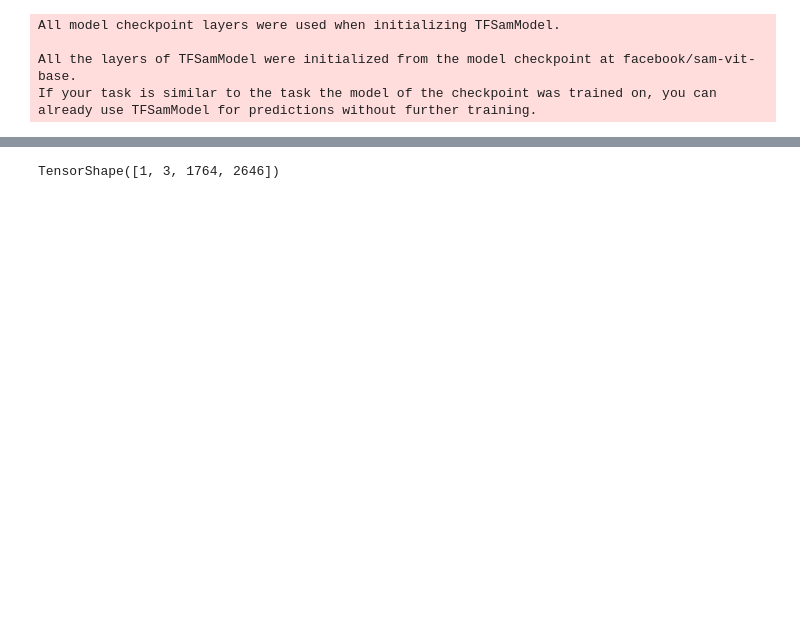
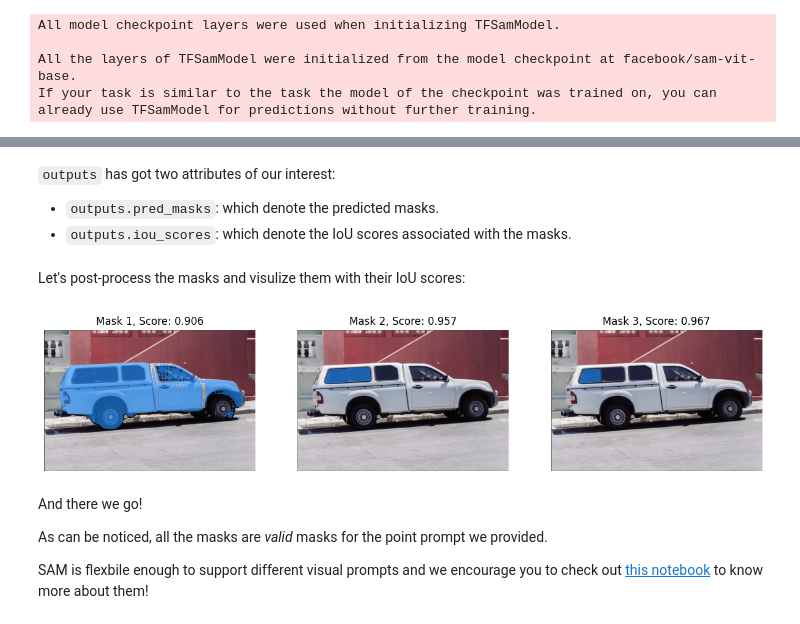
Before and after one commit to merveenoyan/example_notebooks, a Jupyter notebook: SAM.ipynb, the cells around one changed output, grey strips where cells are left out. Saved outputs shown, nothing was run; the diff lists cells and outputs as text; code cells hidden in the pictures; blank space fills up the shorter version.

```diff
--- a/SAM.ipynb
+++ b/SAM.ipynb
@@ -40,9 +195,24 @@ We can get evaluate the output by first post processing the output mask and then
+# %% [markdown]
+`outputs` has got two attributes of our interest:
+
+* `outputs.pred_masks`: which denote the predicted masks.
+* `outputs.iou_scores`: which denote the IoU scores associated with the masks.
+# %% [markdown]
+Let's post-process the masks and visulize them with their IoU scores:
 # %%
-import numpy as np
-masks = processor.image_processor.post_process_masks(outputs.pred_masks, inputs["original_sizes"],
-                                                     inputs["reshaped_input_sizes"], return_tensors="tf")
-scores = outputs.iou_scores
+masks = processor.image_processor.post_process_masks(
+    outputs.pred_masks,
+    inputs["original_sizes"],
+    inputs["reshaped_input_sizes"],
+    return_tensors="tf"
+)
+
+show_masks_on_image(raw_image, masks, outputs.iou_scores)
+# %% [output]
+[figure, added]
-# %%
-masks[0].shape
-# %% [output]
-TensorShape([1, 3, 1764, 2646])
+# %% [markdown]
+And there we go!
+
+As can be noticed, all the masks are _valid_ masks for the point prompt we provided.
+
+SAM is flexbile enough to support different visual prompts and we encourage you to check out [this notebook](https://github.com/huggingface/notebooks/blob/main/examples/segment_anything.ipynb) to know more about them!
```
Also changed, not shown: parts of 40 cells of this notebook.
